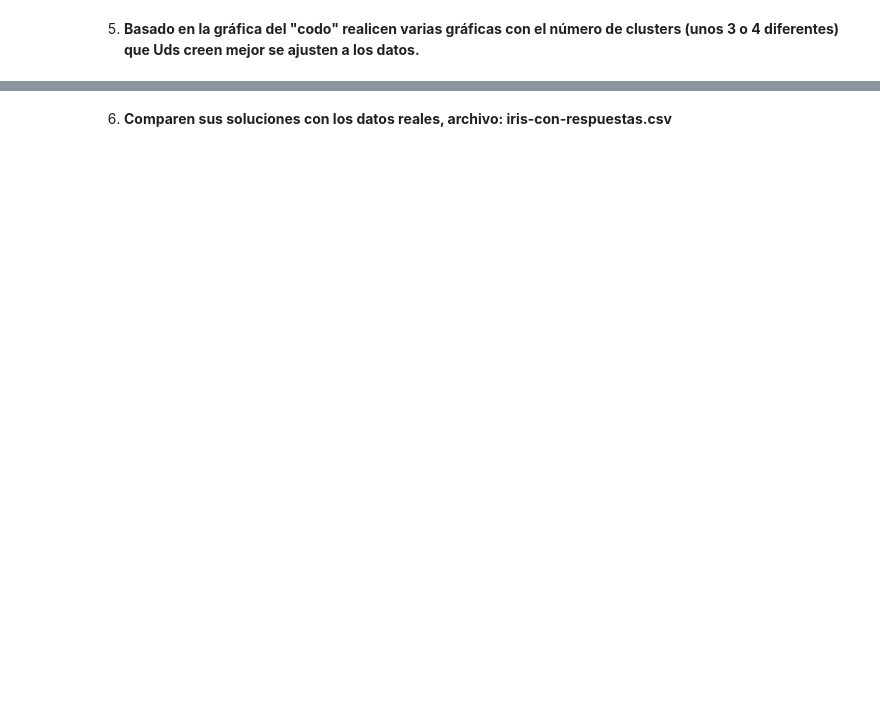
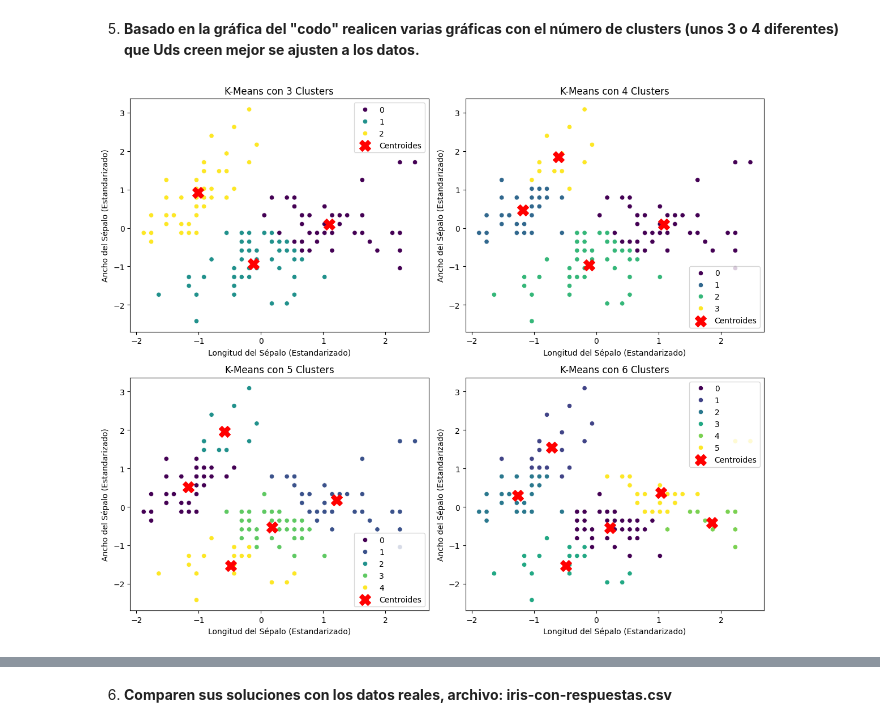
Before and after one commit to JosueSay/DataMining, a Jupyter notebook: ht/h2/lab02.ipynb, the cells around one changed output, grey strips where cells are left out. Cells and saved outputs as stored; diff of their text form; code cells hidden in the pictures; blank space fills up the shorter version.

```diff
--- a/ht/h2/lab02.ipynb
+++ b/ht/h2/lab02.ipynb
@@ -128,2 +224,39 @@ En este caso, parece haber al menos 3 o 4 posibles agrupaciones (separadas por d
 # %% [markdown]
 5. **Basado en la gráfica del "codo" realicen varias gráficas con el número de clusters (unos 3 o 4 diferentes) que Uds creen mejor se ajusten a los datos.**
+# %%
+# Aplicar K-Means con diferentes números de clusters (3, 4, 5 y 6)
+k_values = [3, 4, 5, 6]  # Diferentes cantidades de clusters a probar
+
+# Crear subgráficos para visualizar los resultados
+fig, axes = plt.subplots(2, 2, figsize=(12, 10))
+
+for i, k in enumerate(k_values):
+    # Entrenar K-Means con k clusters
+    kmeans = KMeans(n_clusters=k, random_state=42, n_init=10)
+    iris_df_s1[f'cluster_{k}'] = kmeans.fit_predict(iris_df_s1[['sepal_length', 'sepal_width']])
+
+    # Seleccionar el eje correspondiente
+    ax = axes[i // 2, i % 2]
+
+    # Graficar los clusters resultantes
+    sns.scatterplot(x=iris_df_s1["sepal_length"], y=iris_df_s1["sepal_width"],
+                    hue=iris_df_s1[f'cluster_{k}'], palette="viridis", ax=ax)
+
+    # Marcar los centroides
+    centroids = kmeans.cluster_centers_
+    ax.scatter(centroids[:, 0], centroids[:, 1], c='red', marker='X', s=200, label="Centroides")
+
+    # Etiquetas
+    ax.set_xlabel("Longitud del Sépalo (Estandarizado)")
+    ax.set_ylabel("Ancho del Sépalo (Estandarizado)")
+    ax.set_title(f"K-Means con {k} Clusters")
+
+    ax.legend()
+
+# Ajustar espacio entre gráficos
+plt.tight_layout()
+
+# Mostrar los gráficos
+plt.show()
+# %% [output]
+[figure, added]
```
Also changed, not shown: parts of 14 cells of this notebook.
